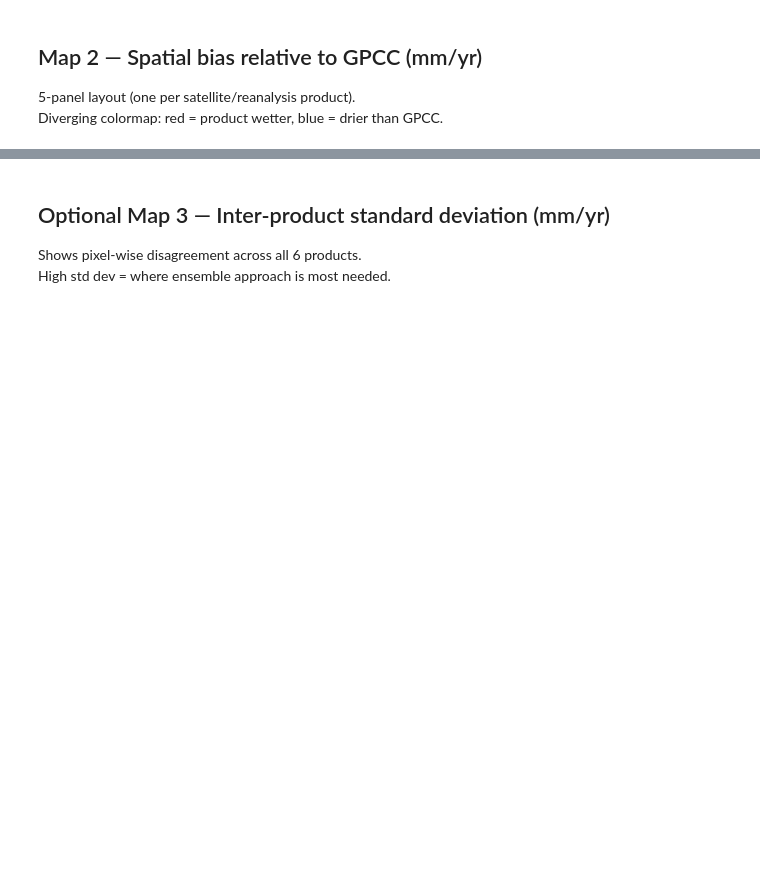
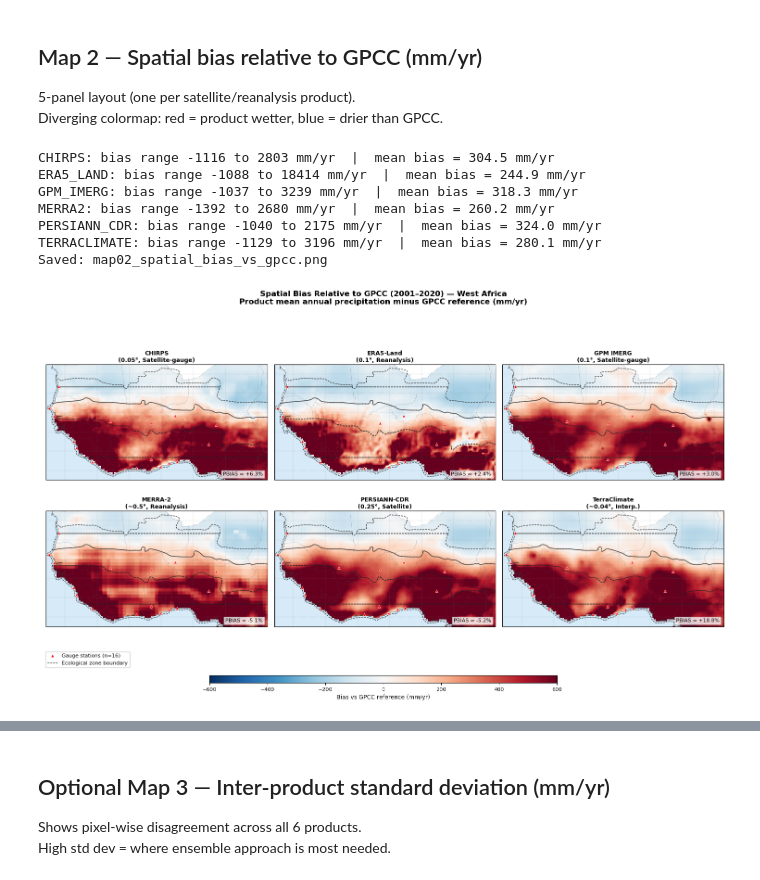
Before and after one commit to desmond-lartey/climate-data, a Jupyter notebook: WA_spatial_maps.ipynb, the cells around one changed output, grey strips where cells are left out. Drawn from its saved outputs; the diff is of its cells as text; code cells hidden in the pictures; blank space fills up the shorter version.

```diff
--- a/WA_spatial_maps.ipynb
+++ b/WA_spatial_maps.ipynb
@@ -529,36 +708,45 @@ for row_idx, row_panels in enumerate(bias_order):
         pbias_val = vo[vo['product']==prod_key]['pbias'].values
         if len(pbias_val):
             ax.text(0.98, 0.03,
                     f'PBIAS = {pbias_val[0]:+.1f}%',
                     transform=ax.transAxes,
                     fontsize=8, ha='right', va='bottom',
                     bbox=dict(facecolor='white', alpha=0.8,
                               edgecolor='#cccccc', pad=2))
 
-        label = chr(65 + row_idx*3 + col_idx)
-        ax.text(0.02, 0.97, f'({label})', transform=ax.transAxes,
-                fontsize=9, fontweight='bold', va='top',
-                bbox=dict(facecolor='white', alpha=0.7,
-                          edgecolor='none', pad=2))
+        # label = chr(65 + row_idx*3 + col_idx)
+        # ax.text(0.02, 0.97, f'({label})', transform=ax.transAxes,
+        #         fontsize=9, fontweight='bold', va='top',
+        #         bbox=dict(facecolor='white', alpha=0.7,
+        #                   edgecolor='none', pad=2))
 
 # Shared colorbar
 cbar2_ax = fig2.add_axes([0.25, 0.04, 0.50, 0.018])
 cbar2 = fig2.colorbar(bias_mappable, cax=cbar2_ax, orientation='horizontal')
-cbar2.set_label('Bias vs GPCC reference (mm/yr)  |  Red = product wetter, Blue = product drier',
+cbar2.set_label('Bias vs GPCC reference (mm/yr)',
                 fontsize=9)
 cbar2.ax.tick_params(labelsize=8)
 
 fig2.legend(handles=legend_elements, loc='lower left',
             bbox_to_anchor=(0.01, 0.07), fontsize=8, framealpha=0.9)
 
 fig2.suptitle(
     'Spatial Bias Relative to GPCC (2001–2020) — West Africa\n'
     'Product mean annual precipitation minus GPCC reference (mm/yr)',
     fontsize=12, fontweight='bold', y=0.98
 )
 
 fig2.tight_layout(rect=[0, 0.07, 1, 0.96])
 out2 = FIGS_DIR / 'map02_spatial_bias_vs_gpcc.png'
 fig2.savefig(out2, dpi=300, bbox_inches='tight', facecolor='white')
 print(f'Saved: {out2.name}')
 plt.show()
+# %% [output]
+CHIRPS: bias range -1116 to 2803 mm/yr  |  mean bias = 304.5 mm/yr
+ERA5_LAND: bias range -1088 to 18414 mm/yr  |  mean bias = 244.9 mm/yr
+GPM_IMERG: bias range -1037 to 3239 mm/yr  |  mean bias = 318.3 mm/yr
+MERRA2: bias range -1392 to 2680 mm/yr  |  mean bias = 260.2 mm/yr
+PERSIANN_CDR: bias range -1040 to 2175 mm/yr  |  mean bias = 324.0 mm/yr
+TERRACLIMATE: bias range -1129 to 3196 mm/yr  |  mean bias = 280.1 mm/yr
+Saved: map02_spatial_bias_vs_gpcc.png
+[figure, added]
```
Also changed, not shown: parts of 8 cells of this notebook, 17 other files.
